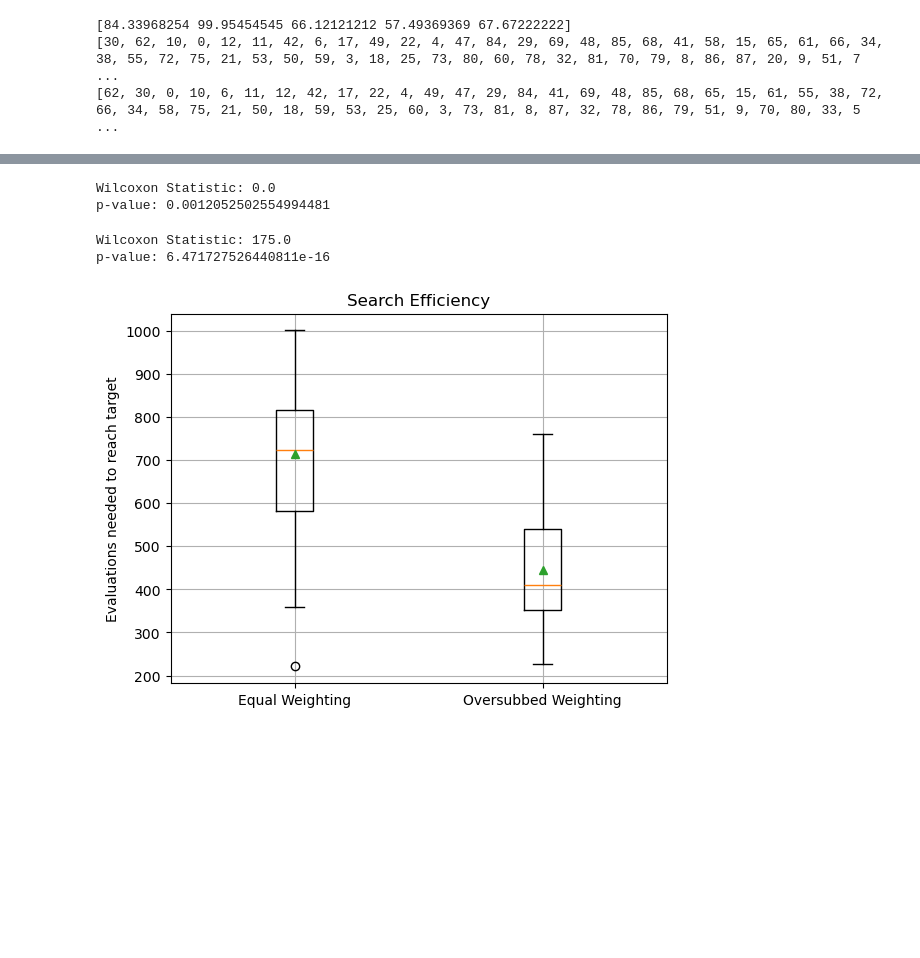
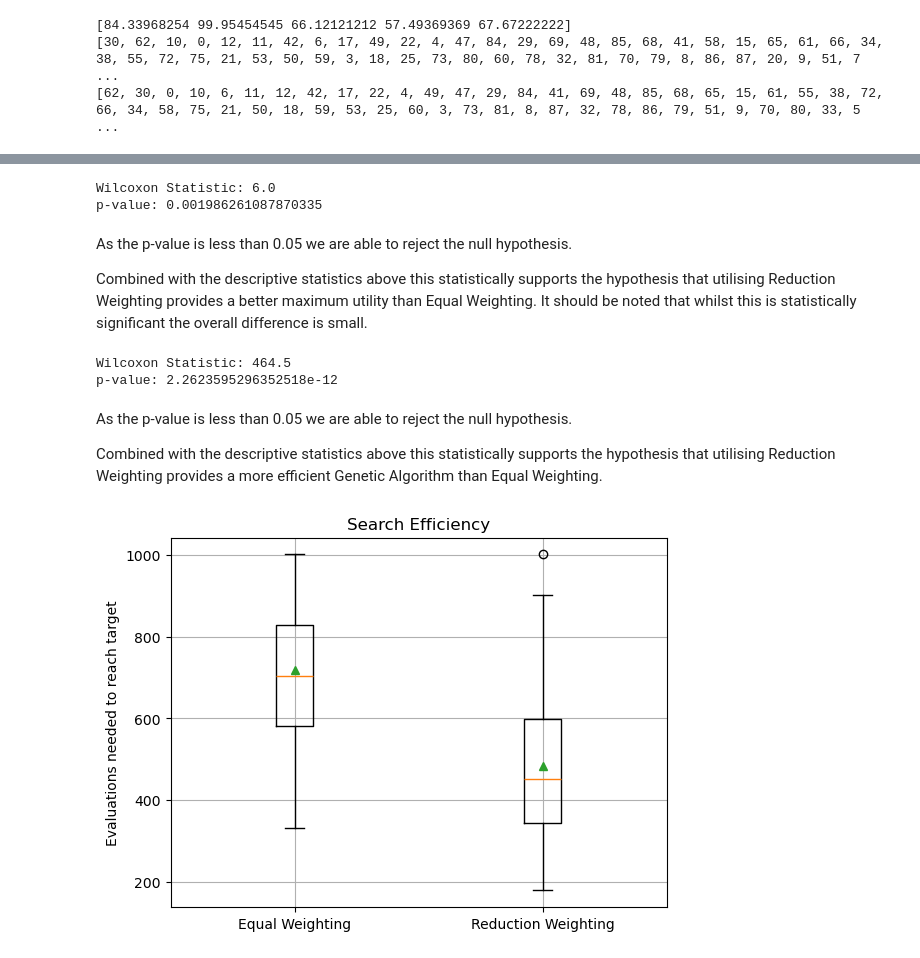
Before and after one commit to Captainjack2210/AI-Assignment, a Jupyter notebook: workload_data_loader.ipynb, the cells around one changed output, grey strips where cells are left out. Cells and saved outputs as stored; diff of their text form; code cells hidden in the pictures; blank space fills up the shorter version.

Commit message:
Add files via upload
Finished Except Part 3 Findings

```diff
--- a/workload_data_loader.ipynb
+++ b/workload_data_loader.ipynb
@@ -666,0 +856,4 @@ budget 20000: GA mean = 11191, HC mean = 11188
+# %%
+for name, (bestList, traces, solutions, times) in resultsPartTwo.items():
+    print(f"{name}, Maximum Utility = {np.max(bestList)}, Minimum Utility = {np.min(bestList)}, \nMean Utility = {np.mean(bestList):.2f}"
+          f" Standard Deviation = {np.std(bestList):.2f}, Mean Time: {np.max(times):.2f} seconds")
@@ -669,6 +897,6 @@ PART 3
 # %%
-for name in ["Uniform Crossover", "One Point Crossover", "Hill Climber Repair"]:
-    solutions = resultsGA[name][2]
+for name in ["Uniform Crossover Baseline", "Uniform Crossover Tuned", "Hill Climber Repair"]:
+    solutions = resultsPartTwo[name][2]
     totalUsage = 100 * np.array([np.dot(demands2, individual) / capacities2 for individual in solutions])
     print(f"{name}: mean % of each capacity used = {np.round(totalUsage.mean(axis = 0), 1)}, lowest = {np.round(totalUsage.min(axis = 0),1)}")
 # %% [output]
@@ -703,7 +955,7 @@ print(weightedOrder)
 fractionToRemove = np.maximum(1 - 1/allModelCapacity, 0.01)
 weightingOptions = { "equal": np.ones(5),
                     "Usage Based": weighting,
-                    "Oversubbed": allModelCapacity / allModelCapacity.mean(),
+                    "Oversubscription": allModelCapacity / allModelCapacity.mean(),
                     "Reduction": fractionToRemove/ fractionToRemove.mean()
                    }
 rnd.seed(5)
@@ -729,6 +981,6 @@ for name,weightMethod in weightingOptions.items():
                 count += 1
         changedList.append(count)
     changedMean = np.mean(changedList)
-    print(f"{name:19s} weights = {np.round(weightMethod, 2)} rank correlation vs equal = {correlation:.4f}"
+    print(f"{name:19s} weights = {np.round(weightMethod, 2)} rank correlation vs equal = {correlation:.4f} "
         f"utility after repair = {utilityMean:.0f} positions changed = {changedMean}")
 # %% [output]
@@ -847,34 +1118,42 @@ Time Taken = 0.389s
 # %%
 equal = resultsPart3["Equal Weighting"][0]
-oversubbed = resultsPart3["Oversubbed Weighting"][0]
+reduct = resultsPart3["Reduction Weighting"][0]
 
-statistic, p = wilcoxon(equal, oversubbed)
+statistic, p = wilcoxon(equal, reduct)
 print("Wilcoxon Statistic:", statistic)
 print("p-value:", p)
 # %% [output]
-Wilcoxon Statistic: 0.0
-p-value: 0.0012052502554994481
+Wilcoxon Statistic: 6.0
+p-value: 0.001986261087870335
+# %% [markdown]
+As the p-value is less than 0.05 we are able to reject the null hypothesis.
+
+Combined with the descriptive statistics above this statistically supports the hypothesis that utilising Reduction Weighting provides a better maximum utility than Equal Weighting. It should be noted that whilst this is statistically significant the overall difference is small.
 # %%
 equalEvals = evaluationsNeeded["Equal Weighting"]
-oversubbedEvals = evaluationsNeeded["Oversubbed Weighting"]
-statistic, p = wilcoxon(equalEvals, oversubbedEvals)
+reductEvals = evaluationsNeeded["Reduction Weighting"]
+statistic, p = wilcoxon(equalEvals, reductEvals)
 print("Wilcoxon Statistic:", statistic)
 print("p-value:", p)
 # %% [output]
-Wilcoxon Statistic: 175.0
-p-value: 6.471727526440811e-16
+Wilcoxon Statistic: 464.5
+p-value: 2.2623595296352518e-12
+# %% [markdown]
+As the p-value is less than 0.05 we are able to reject the null hypothesis.
+
+Combined with the descriptive statistics above this statistically supports the hypothesis that utilising Reduction Weighting provides a more efficient Genetic Algorithm than Equal Weighting.
 # %%
 plt.boxplot(
-            [equalEvals, oversubbedEvals],
-            tick_labels = ["Equal Weighting", "Oversubbed Weighting"],
+            [equalEvals, reductEvals],
+            tick_labels = ["Equal Weighting", "Reduction Weighting"],
             showmeans = True
            )
 plt.ylabel("Evaluations needed to reach target")
 plt.title("Search Efficiency")
 plt.grid()
 plt.show()
 # %% [output]
-[figure, old version]
+[figure, new version]
 # %%
 for name, (bestList, traces, solutions, times) in resultsPart3.items():
     averageTrace = np.mean(traces, axis = 0)
```
Also changed, not shown: parts of 68 cells of this notebook.
